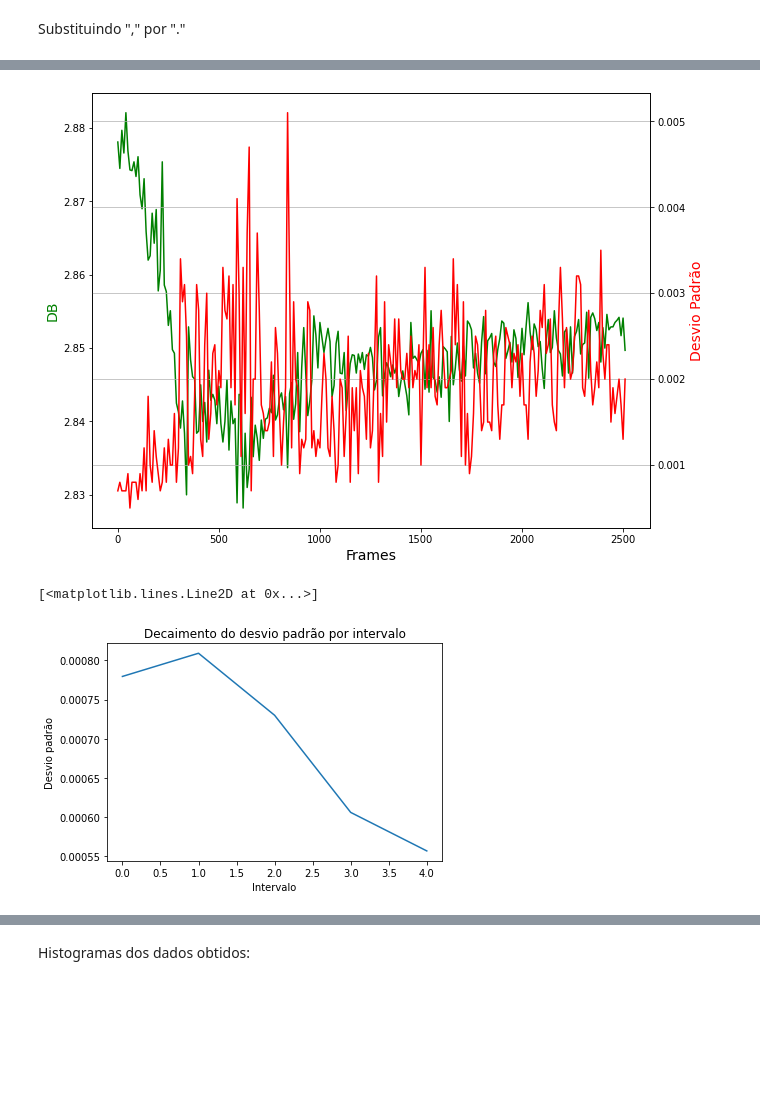
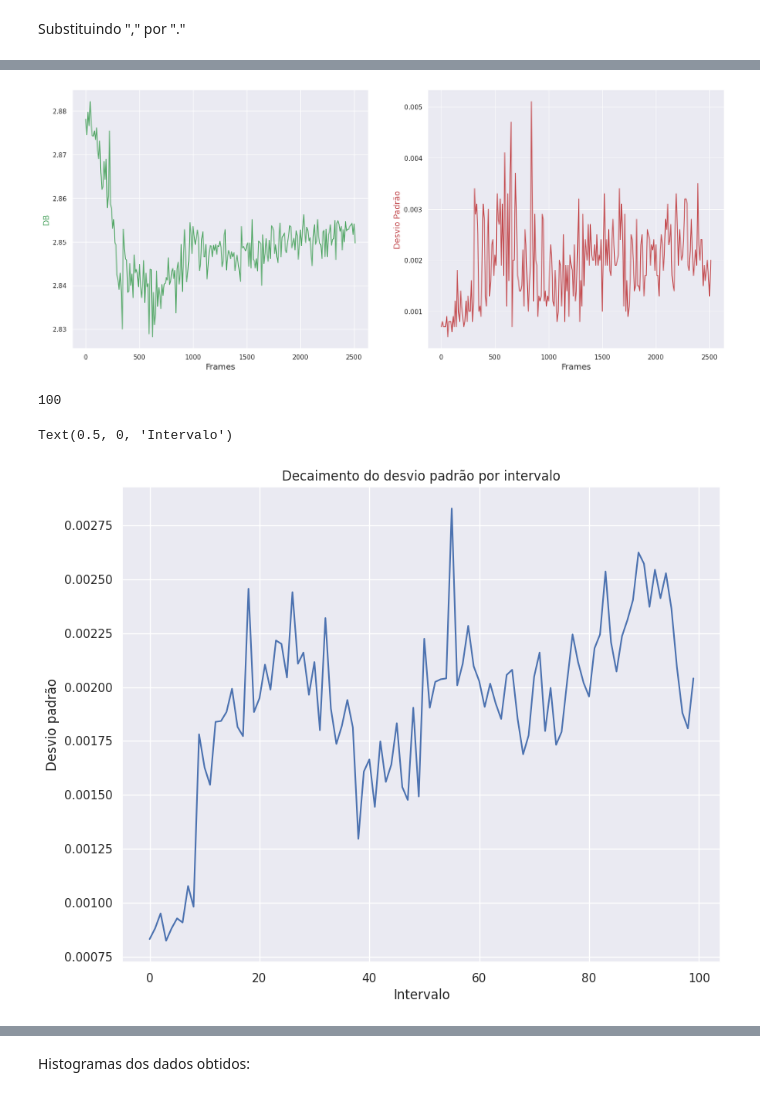
Before and after one commit to barbarabraune/graficos_speckle, a Jupyter notebook: etapa2_desv_db_lac.ipynb, the cells around one changed output, grey strips where cells are left out. Cells and saved outputs as stored; diff of their text form; code cells hidden in the pictures; blank space fills up the shorter version.

Commit message:
Alteração dos histogramas e subplots

```diff
--- a/etapa2_desv_db_lac.ipynb
+++ b/etapa2_desv_db_lac.ipynb
@@ -2,5 +2,8 @@
 <a href="https://colab.research.google.com/github/barbarabraune/graficos_speckle/blob/main/etapa2_desv_db_lac.ipynb" target="_parent"><img src="https://colab.research.google.com/assets/colab-badge.svg" alt="Open In Colab"/></a>
 # %%
 import pandas as pd
+import numpy as np
+import seaborn as sns
 import matplotlib.pyplot as plt
+sns.set()
 # %%
@@ -13,7 +16,7 @@ cd /content/drive/MyDrive/graficos_speckle/
 # %% [output]
 /content/drive/MyDrive/graficos_speckle
 # %%
-df = pd.read_excel(r'/content/drive/MyDrive/graficos_speckle/100_certo.xlsx', usecols="G,H,CE")
+df = pd.read_excel(r'./100_certo.xlsx', usecols="G,H,CE")
 # %%
 print(df.head(3))
 # %% [output]
@@ -62,40 +61,62 @@ print(lacFloat)
 # %%
-fig = plt.figure(figsize=(10,8))
-ax1=fig.add_subplot()
+# fig = plt.figure()
+fig, ax= plt.subplots(1, 2, figsize=(20,8))
 
-ax2 = ax1.twinx()
-ax1.plot(frames[0::10], dbFloat[0::10], 'g-')
-ax2.plot(frames[0::10], sigmaFloat[0::10], 'r-')
+# ax2 = ax1.twinx()
+ax[0].plot(frames[0::10], dbFloat[0::10], 'g-')
+ax[1].plot(frames[0::10], sigmaFloat[0::10], 'r-')
 
-ax1.set_xlabel('Frames', fontsize=14)
-ax1.set_ylabel('DB', color='g', fontsize=14)
-ax2.set_ylabel('Desvio Padrão', color='r', fontsize=14)
+# ax[0].set_ylim(2.75, 2.9)
+# ax[1].set_ylim(0.0002, 0.02)
+ax[0].set_ylabel('DB', color='g', fontsize=14)
+ax[0].set_xlabel('Frames', fontsize=14)
+ax[1].set_xlabel('Frames', fontsize=14)
+ax[1].set_ylabel('Desvio Padrão', color='r', fontsize=14)
 plt.grid(linestyle='-', linewidth=0.7)
 plt.show()
 
 # save the plot as a figure
 fig.savefig('db_desv.jpg',
             format='jpeg',
             dpi=100,
             bbox_inches='tight')
 # %% [output]
-[figure, old version]
+[figure, new version]
 # %%
 #divisão de frames por intervalos do valor 0 ao 2517
+
+listaDesvioPadrao = []
+
 dp1 = np.std(sigmaFloat[0:500])
 dp2 = np.std(sigmaFloat[501:1000])
 dp3 = np.std(sigmaFloat[1001:1500])
 dp4 = np.std(sigmaFloat[1501:2000])
 dp5 = np.std(sigmaFloat[2001:2517])
+
+listaSplit = np.array_split(sigmaFloat, 100)
+# print(listaSplit)
+
+for lista in listaSplit:
+    listaDesvioPadrao.append(np.mean(lista))
+
+print(len(listaDesvioPadrao))
+
 #há uma forma mais fácil de fazer isso acima?
 #2517 é divisível por 3, teria como fazer 839 intervalos p/ uma curva mais suave?
 
 lista1 = [dp1, dp2, dp3, dp4, dp5]
+# print(lista1)
 #lista2 = ['500', '1000', '1500', '2000', '2517'] tentativa de plotar por frames
+
+fig = plt.figure(figsize=(10,8))
+ax1=fig.add_subplot()
+
+ax1.plot(listaDesvioPadrao)
+
 plt.title('Decaimento do desvio padrão por intervalo')
 plt.ylabel('Desvio padrão')
-plt.xlabel('Intervalo')
-plt.plot(lista1) #como plotar por frames de acordo com o intervalo?
+plt.xlabel('Intervalo') #como plotar por frames de acordo com o intervalo?
 # %% [output]
-[<matplotlib.lines.Line2D at 0x...>]
+100
+Text(0.5, 0, 'Intervalo')
-[figure, old version]
+[figure, new version]
```
Also changed, not shown: parts of 10 cells of this notebook, 6 other files.
